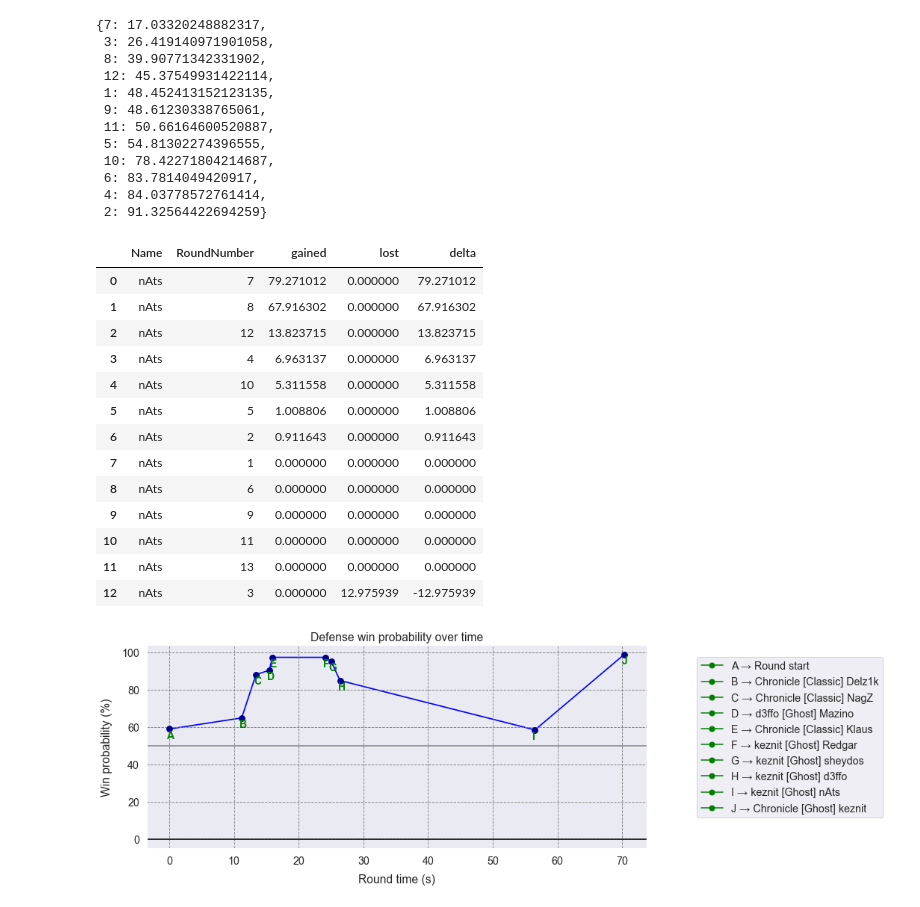
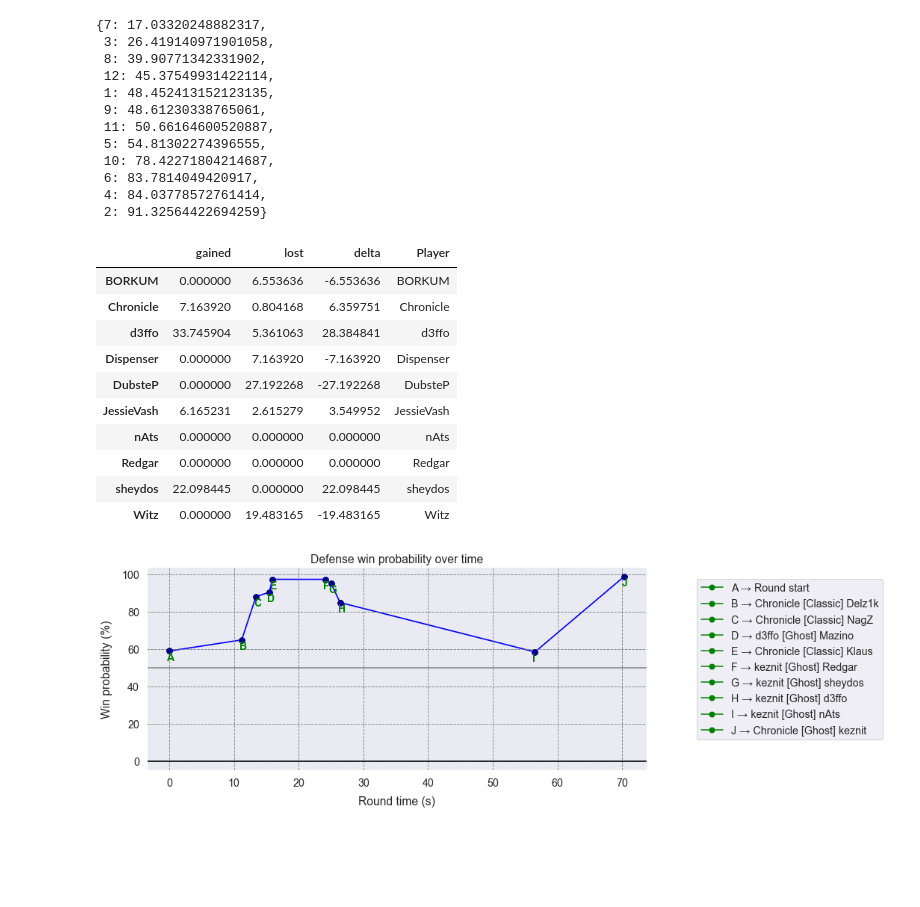
Before and after one commit to mateusb12/valorant_impact, a Jupyter notebook: webscrapping/impact/match_impact_notebook.ipynb, the cells around one changed output. Drawn from its saved outputs; the diff is of its cells as text; code cells hidden in the pictures; blank space fills up the shorter version.

```diff
--- a/webscrapping/impact/match_impact_notebook.ipynb
+++ b/webscrapping/impact/match_impact_notebook.ipynb
@@ -27,23 +27,22 @@ rr.get_clutchy_rounds("atk")
  6: 83.7814049420917,
  4: 84.03778572761414,
  2: 91.32564422694259}
-# %%
-rr.get_player_most_impactful_rounds("nAts")
-# %% [output]
-|  | Name | RoundNumber | gained | lost | delta |
-| 0 | nAts | 7 | 79.271012 | 0.000000 | 79.271012 |
-| 1 | nAts | 8 | 67.916302 | 0.000000 | 67.916302 |
-| 2 | nAts | 12 | 13.823715 | 0.000000 | 13.823715 |
-| 3 | nAts | 4 | 6.963137 | 0.000000 | 6.963137 |
-| 4 | nAts | 10 | 5.311558 | 0.000000 | 5.311558 |
-| 5 | nAts | 5 | 1.008806 | 0.000000 | 1.008806 |
-| 6 | nAts | 2 | 0.911643 | 0.000000 | 0.911643 |
-| 7 | nAts | 1 | 0.000000 | 0.000000 | 0.000000 |
-| 8 | nAts | 6 | 0.000000 | 0.000000 | 0.000000 |
-| 9 | nAts | 9 | 0.000000 | 0.000000 | 0.000000 |
-| 10 | nAts | 11 | 0.000000 | 0.000000 | 0.000000 |
-| 11 | nAts | 13 | 0.000000 | 0.000000 | 0.000000 |
-| 12 | nAts | 3 | 0.000000 | 12.975939 | -12.975939 |
+# %%
+dd = rr.get_round_impact_dataframe()
+dd["Player"] = dd.index
+dd
+# %% [output]
+|  | gained | lost | delta | Player |
+| BORKUM | 0.000000 | 6.553636 | -6.553636 | BORKUM |
+| Chronicle | 7.163920 | 0.804168 | 6.359751 | Chronicle |
+| d3ffo | 33.745904 | 5.361063 | 28.384841 | d3ffo |
+| Dispenser | 0.000000 | 7.163920 | -7.163920 | Dispenser |
+| DubsteP | 0.000000 | 27.192268 | -27.192268 | DubsteP |
+| JessieVash | 6.165231 | 2.615279 | 3.549952 | JessieVash |
+| nAts | 0.000000 | 0.000000 | 0.000000 | nAts |
+| Redgar | 0.000000 | 0.000000 | 0.000000 | Redgar |
+| sheydos | 22.098445 | 0.000000 | 22.098445 | sheydos |
+| Witz | 0.000000 | 19.483165 | -19.483165 | Witz |
 # %%
 rr.choose_round(13)
 # %%
```
Also changed, not shown: 1 other file.
